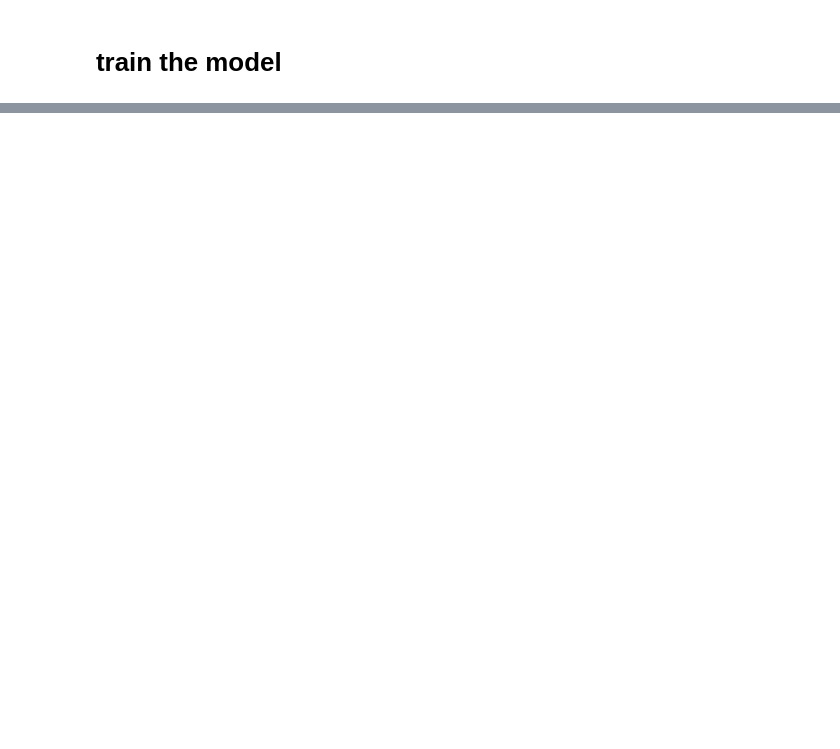
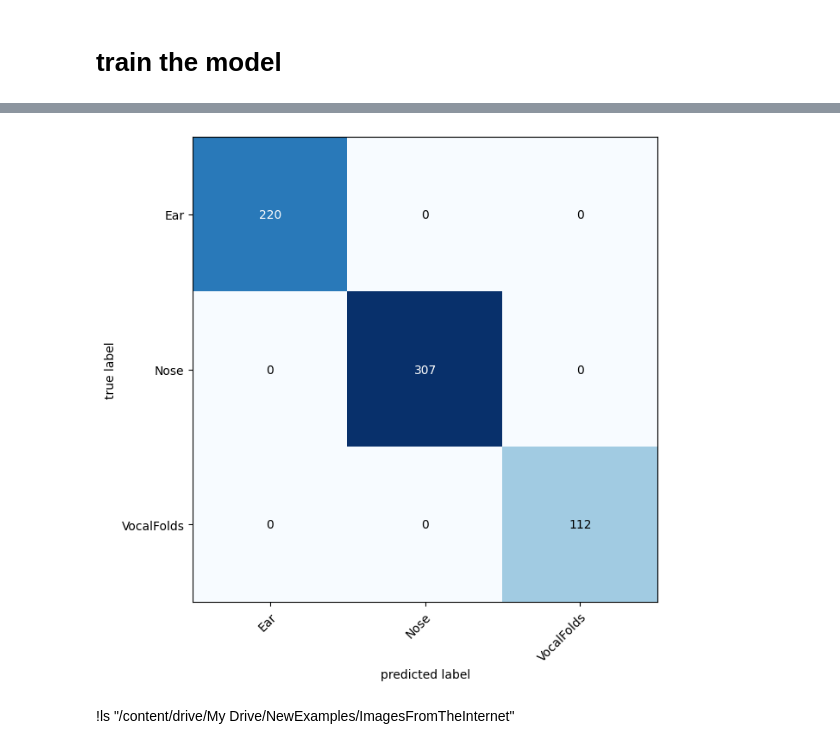
Before and after one commit to Abdo-199/EndoscopicImagesClassificationDL, a Jupyter notebook: transformer_0.ipynb, the cells around one changed output, grey strips where cells are left out. Drawn from its saved outputs; the diff is of its cells as text; code cells hidden in the pictures; blank space fills up the shorter version.

```diff
--- a/transformer_0.ipynb
+++ b/transformer_0.ipynb
@@ -259,3 +257,5 @@ AttributeError: ignored
 # %%
-preds_tensor, targets_tensor = helper_functions.make_predictions(train_dataloader, model_1, device)
-helper_functions.plot_confusion(targets_tensor, preds_tensor, class_names)
+train_preds, train_targets = helper_functions.make_predictions(train_dataloader, model_1, device)
+helper_functions.plot_confusion(train_targets, train_preds, class_names)
+# %% [output]
+[figure, added]
@@ -264,3 +262,5 @@ helper_functions.plot_confusion(targets_tensor, preds_tensor, class_names)
+# %% [markdown]
+!ls "/content/drive/My Drive/NewExamples/ImagesFromTheInternet"
 # %%
 plt.subplot(2,2,1)
 helper_functions.predict_on_custom(model=model_1,
```
Also changed, not shown: parts of 15 cells of this notebook, 1 other file.
